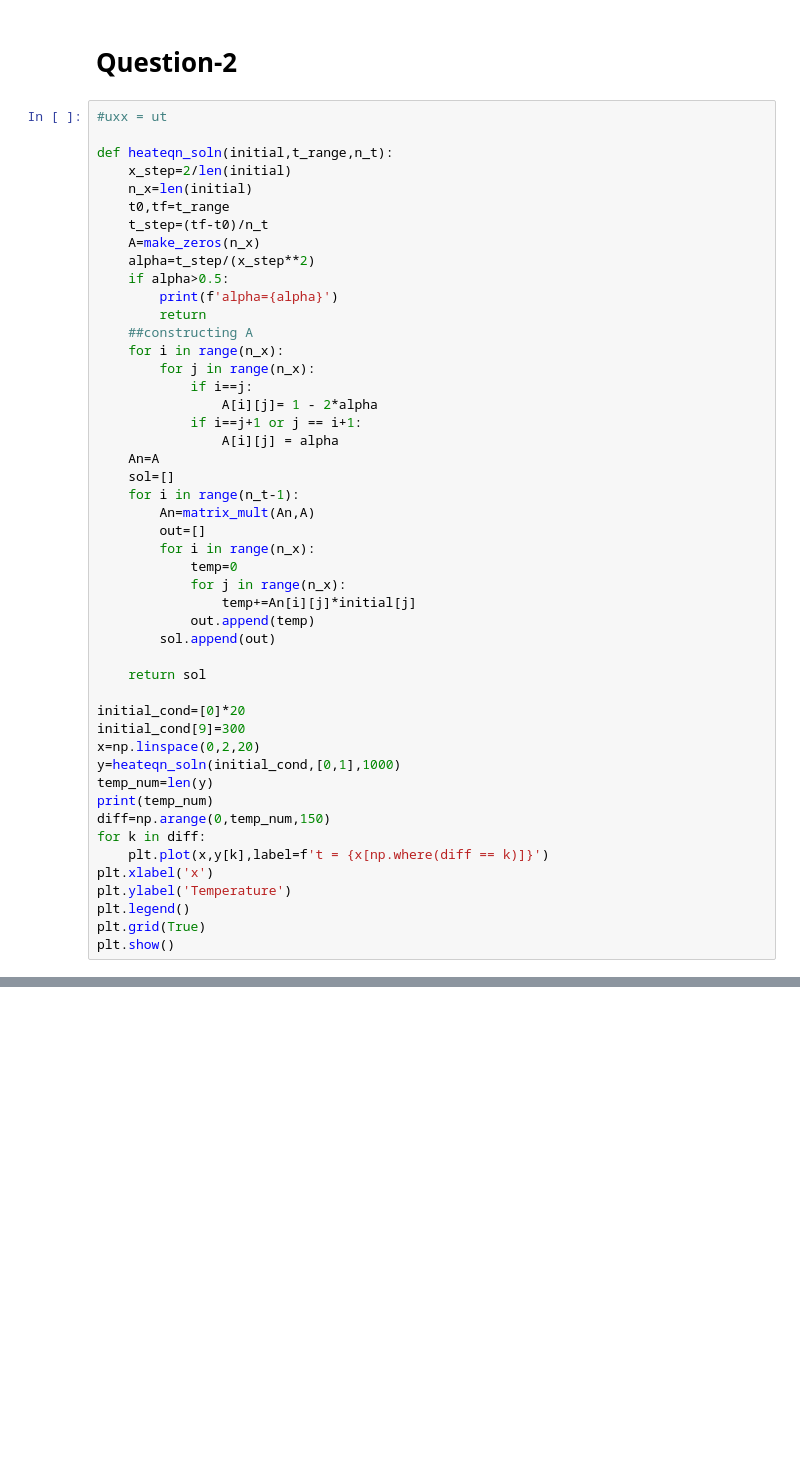
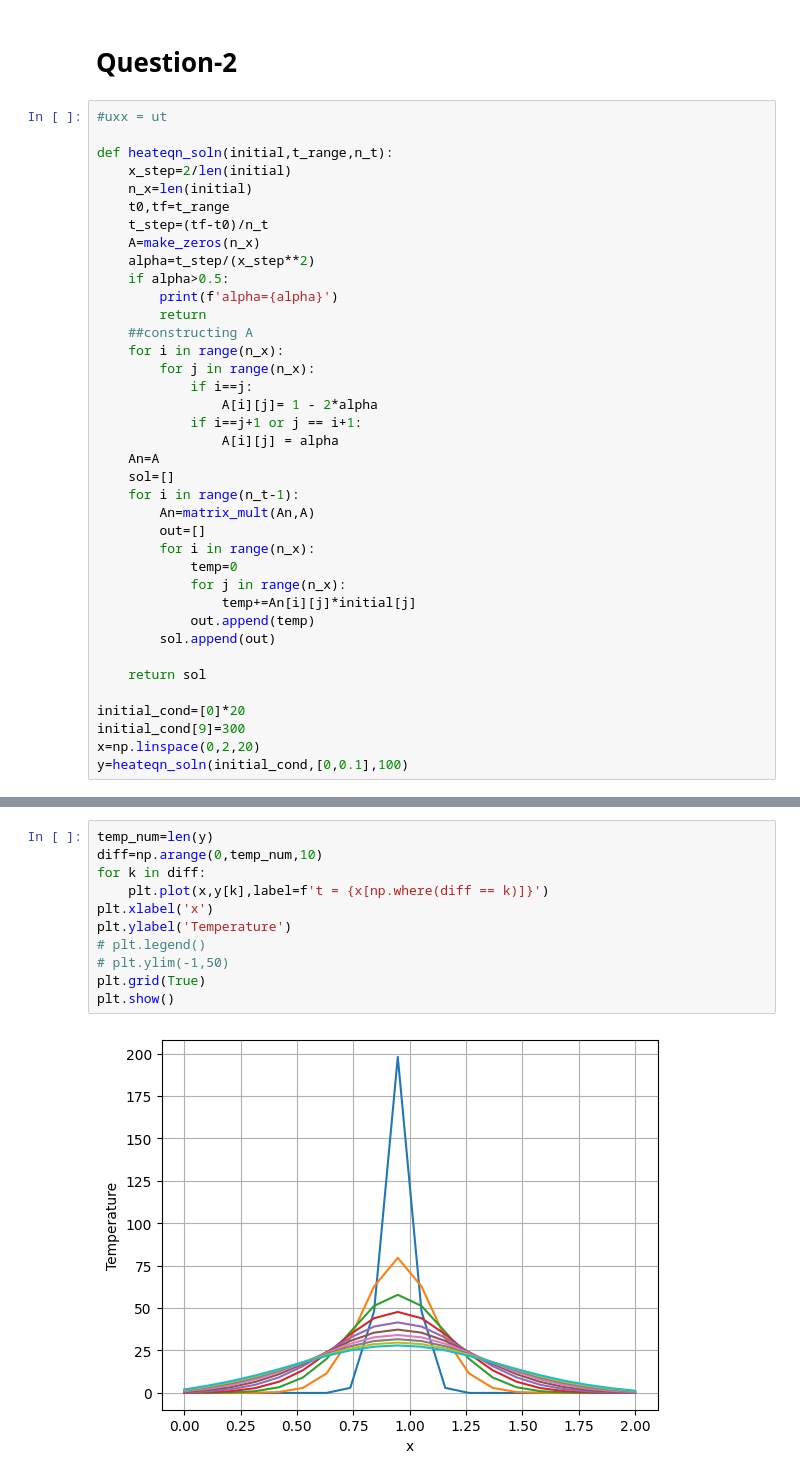
Before and after one commit to Amrithraj-K-P/computational_physics, a Jupyter notebook: assign-15/assign-15.ipynb, the cells around one changed output, grey strips where cells are left out. Drawn from its saved outputs; the diff is of its cells as text; blank space fills up the shorter version.

```diff
--- a/assign-15/assign-15.ipynb
+++ b/assign-15/assign-15.ipynb
@@ -112,14 +112,4 @@ def heateqn_soln(initial,t_range,n_t):
 initial_cond=[0]*20
 initial_cond[9]=300
 x=np.linspace(0,2,20)
-y=heateqn_soln(initial_cond,[0,1],1000)
-temp_num=len(y)
-print(temp_num)
-diff=np.arange(0,temp_num,150)
-for k in diff:
-    plt.plot(x,y[k],label=f't = {x[np.where(diff == k)]}')
-plt.xlabel('x')
-plt.ylabel('Temperature')
-plt.legend()
-plt.grid(True)
-plt.show()
+y=heateqn_soln(initial_cond,[0,0.1],100)
@@ -128,0 +116,13 @@ plt.show()
+# %%
+temp_num=len(y)
+diff=np.arange(0,temp_num,10)
+for k in diff:
+    plt.plot(x,y[k],label=f't = {x[np.where(diff == k)]}')
+plt.xlabel('x')
+plt.ylabel('Temperature')
+# plt.legend()
+# plt.ylim(-1,50)
+plt.grid(True)
+plt.show()
+# %% [output]
+[figure, added]
```
Also changed, not shown: parts of 1 cell of this notebook, 16 other files.
